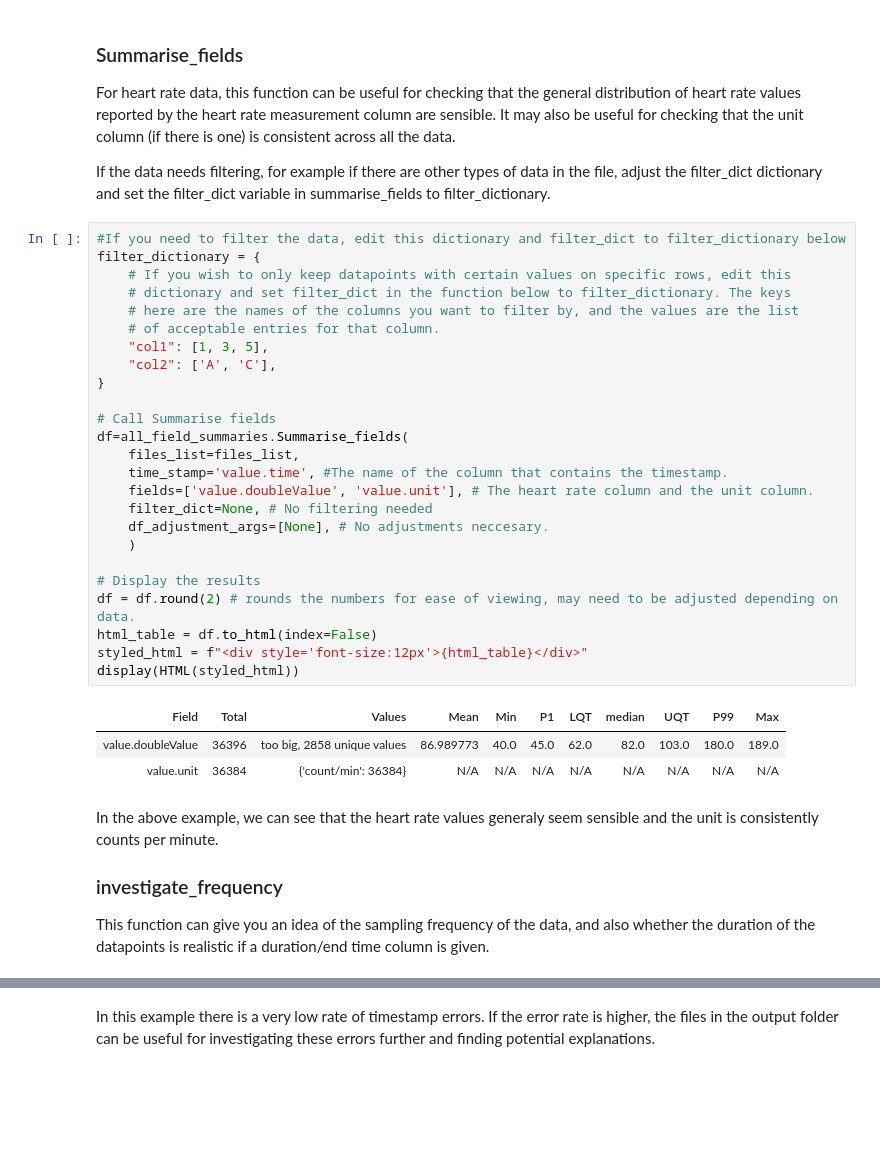
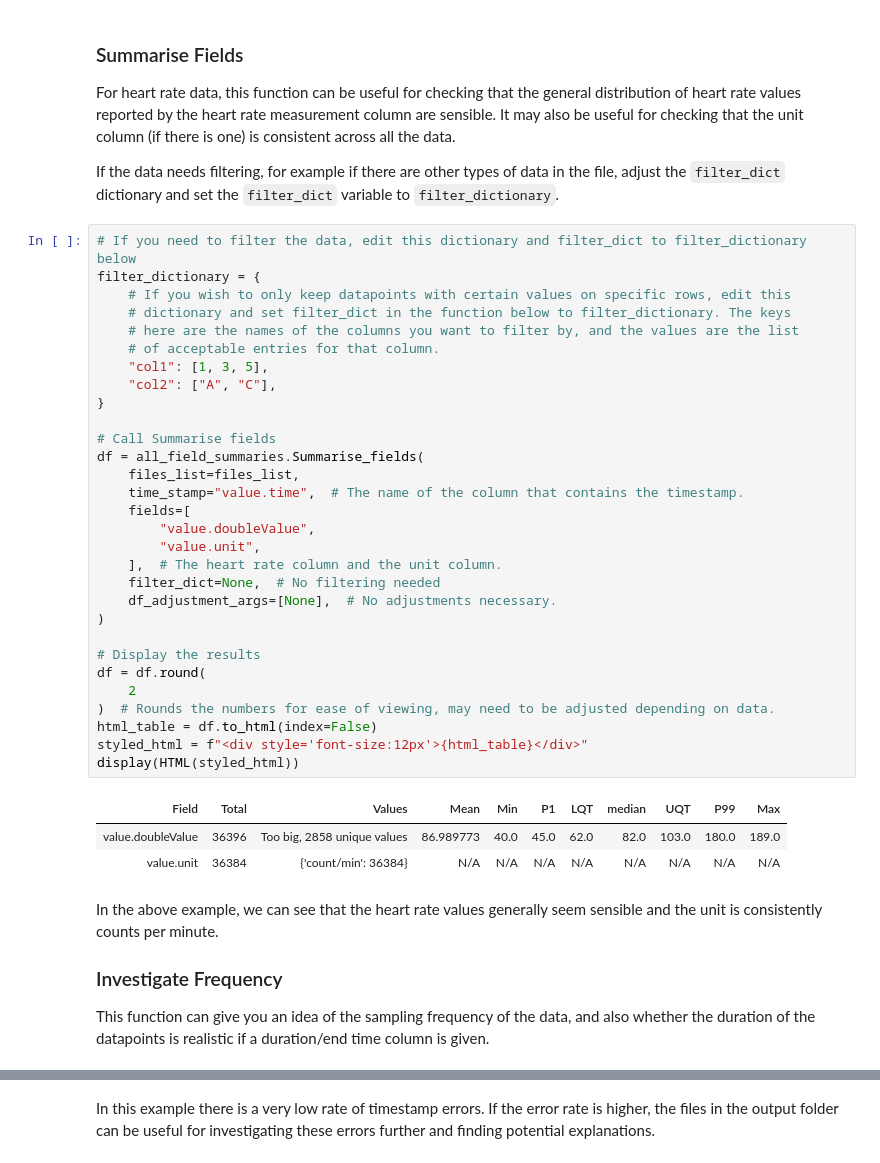
Before and after one commit to MentalHealthMission/data-book, a Jupyter notebook: content/heart_rate_specific_template.ipynb, the cells around one changed output, grey strips where cells are left out. Drawn from its saved outputs; the diff is of its cells as text; blank space fills up the shorter version.

Commit message:
git Merge branch 'main' of https://github.com/MentalHealthMission/data-book

```diff
--- a/content/heart_rate_specific_template.ipynb
+++ b/content/heart_rate_specific_template.ipynb
@@ -39,44 +44,49 @@ files_list = helper_funcs.get_file_paths(input_folder, csv_name,  Folder_structu
 # %% [output]
 3 files found
 # %% [markdown]
-### Summarise_fields
+### Summarise Fields
 
 For heart rate data, this function can be useful for checking that the general distribution of heart rate values reported by the heart rate measurement column are sensible. It may also be useful for checking that the unit column (if there is one) is consistent across all the data.
 
-If the data needs filtering, for example if there are other types of data in the file, adjust the filter_dict dictionary and set the filter_dict variable in summarise_fields to filter_dictionary.
+If the data needs filtering, for example if there are other types of data in the file, adjust the `filter_dict` dictionary and set the `filter_dict` variable to `filter_dictionary`.
 # %%
-#If you need to filter the data, edit this dictionary and filter_dict to filter_dictionary below
+# If you need to filter the data, edit this dictionary and filter_dict to filter_dictionary below
 filter_dictionary = {
     # If you wish to only keep datapoints with certain values on specific rows, edit this
     # dictionary and set filter_dict in the function below to filter_dictionary. The keys
     # here are the names of the columns you want to filter by, and the values are the list
     # of acceptable entries for that column.
     "col1": [1, 3, 5],
-    "col2": ['A', 'C'],
+    "col2": ["A", "C"],
 }
 
 # Call Summarise fields
-df=all_field_summaries.Summarise_fields(
+df = all_field_summaries.Summarise_fields(
     files_list=files_list,
-    time_stamp='value.time', #The name of the column that contains the timestamp.
-    fields=['value.doubleValue', 'value.unit'], # The heart rate column and the unit column.
-    filter_dict=None, # No filtering needed
-    df_adjustment_args=[None], # No adjustments neccesary.
-    )
+    time_stamp="value.time",  # The name of the column that contains the timestamp.
+    fields=[
+        "value.doubleValue",
+        "value.unit",
+    ],  # The heart rate column and the unit column.
+    filter_dict=None,  # No filtering needed
+    df_adjustment_args=[None],  # No adjustments necessary.
+)
 
 # Display the results
-df = df.round(2) # rounds the numbers for ease of viewing, may need to be adjusted depending on data.
+df = df.round(
+    2
+)  # Rounds the numbers for ease of viewing, may need to be adjusted depending on data.
 html_table = df.to_html(index=False)
 styled_html = f"<div style='font-size:12px'>{html_table}</div>"
 display(HTML(styled_html))
 # %% [output]
 | Field | Total | Values | Mean | Min | P1 | LQT | median | UQT | P99 | Max |
-| value.doubleValue | 36396 | too big, 2858 unique values | 86.989773 | 40.0 | 45.0 | 62.0 | 82.0 | 103.0 | 180.0 | 189.0 |
+| value.doubleValue | 36396 | Too big, 2858 unique values | 86.989773 | 40.0 | 45.0 | 62.0 | 82.0 | 103.0 | 180.0 | 189.0 |
 | value.unit | 36384 | {'count/min': 36384} | N/A | N/A | N/A | N/A | N/A | N/A | N/A | N/A |
 # %% [markdown]
-In the above example, we can see that the heart rate values generaly seem sensible and the unit is consistently counts per minute.
+In the above example, we can see that the heart rate values generally seem sensible and the unit is consistently counts per minute.
 
-### investigate_frequency
+### Investigate Frequency
 
 This function can give you an idea of the sampling frequency of the data, and also whether the duration of the datapoints is realistic if a duration/end time column is given.
 # %%
```
Also changed, not shown: parts of 11 cells of this notebook, 20 other files.
